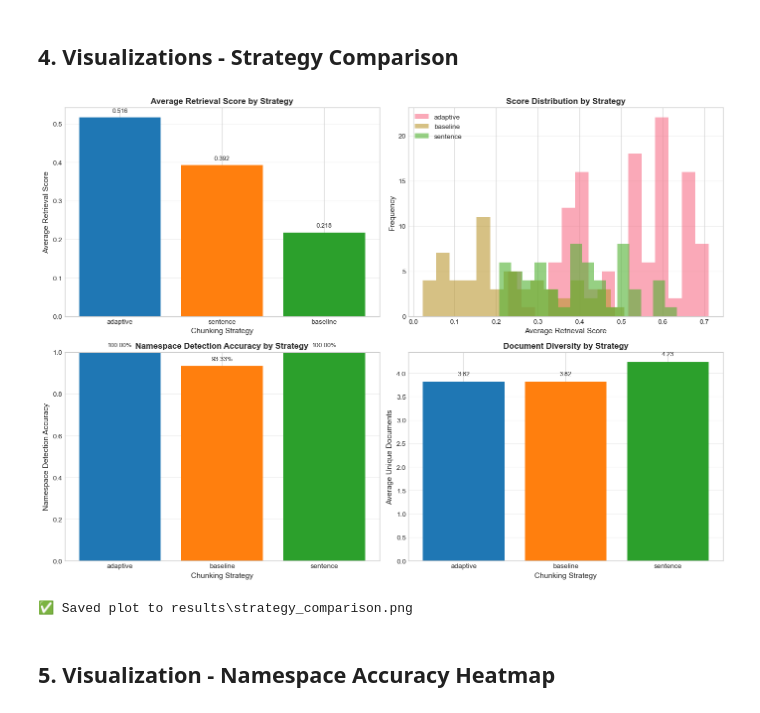
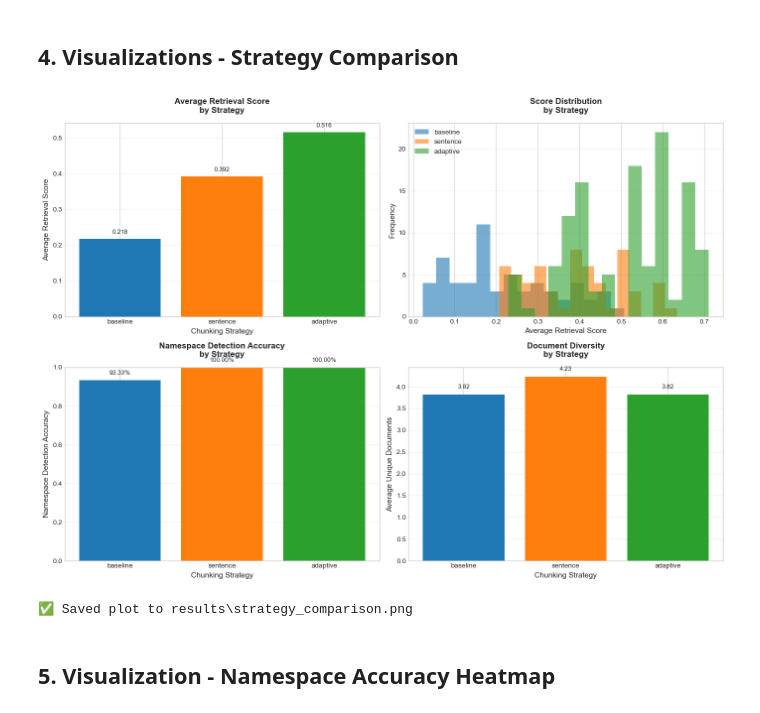
Before and after one commit to tomerbaruch99/lab2, a Jupyter notebook: evaluation/analyze_evaluation_results.ipynb, the cells around one changed output. Saved outputs shown, nothing was run; the diff lists cells and outputs as text; code cells hidden in the pictures.

```diff
--- a/evaluation/analyze_evaluation_results.ipynb
+++ b/evaluation/analyze_evaluation_results.ipynb
@@ -270,61 +263,71 @@ RESULTS_DIR.mkdir(parents=True, exist_ok=True)
 # %%
+from pathlib import Path
+import matplotlib.pyplot as plt
+
+RESULTS_DIR = Path("results")
+RESULTS_DIR.mkdir(parents=True, exist_ok=True)
+
+# Define consistent order and colors
+strategy_order = ["baseline", "sentence", "adaptive"]
+strategy_colors = {"baseline": "#1f77b4", "sentence": "#ff7f0e", "adaptive": "#2ca02c"}
+
 # Strategy comparison plot
 fig, axes = plt.subplots(2, 2, figsize=(14, 10))
 
 # Average score comparison
 ax = axes[0, 0]
-strategy_means = df.groupby("strategy")["avg_score"].mean().sort_values(ascending=False)
-bars = ax.bar(strategy_means.index, strategy_means.values,
-              color=["#1f77b4", "#ff7f0e", "#2ca02c"])
+strategy_means = df.groupby("strategy")["avg_score"].mean().reindex(strategy_order)
+ax.bar(strategy_means.index, strategy_means.values,
+       color=[strategy_colors[s] for s in strategy_means.index])
 ax.set_ylabel("Average Retrieval Score", fontsize=11)
 ax.set_xlabel("Chunking Strategy", fontsize=11)
-ax.set_title("Average Retrieval Score by Strategy", fontsize=12, fontweight="bold")
+ax.set_title("Average Retrieval Score\nby Strategy", fontsize=12, fontweight="bold", pad=15)
 ax.grid(axis="y", alpha=0.3)
 for i, (strategy, val) in enumerate(strategy_means.items()):
     ax.text(i, val + 0.01, f"{val:.3f}", ha="center", va="bottom", fontsize=9)
 
 # Score distribution
 ax = axes[0, 1]
-for strategy in df["strategy"].unique():
+for strategy in strategy_order:
     scores = df[df["strategy"] == strategy]["avg_score"]
-    ax.hist(scores, alpha=0.6, label=strategy, bins=15)
+    ax.hist(scores, alpha=0.6, label=strategy, bins=15, color=strategy_colors[strategy])
 ax.set_xlabel("Average Retrieval Score", fontsize=11)
 ax.set_ylabel("Frequency", fontsize=11)
-ax.set_title("Score Distribution by Strategy", fontsize=12, fontweight="bold")
+ax.set_title("Score Distribution\nby Strategy", fontsize=12, fontweight="bold", pad=15)
 ax.legend()
 ax.grid(axis="y", alpha=0.3)
 
 # Namespace accuracy
 ax = axes[1, 0]
-namespace_acc = df.groupby("strategy")["namespace_correct"].mean()
-bars = ax.bar(namespace_acc.index, namespace_acc.values,
-              color=["#1f77b4", "#ff7f0e", "#2ca02c"])
+namespace_acc = df.groupby("strategy")["namespace_correct"].mean().reindex(strategy_order)
+ax.bar(namespace_acc.index, namespace_acc.values,
+       color=[strategy_colors[s] for s in namespace_acc.index])
 ax.set_ylabel("Namespace Detection Accuracy", fontsize=11)
 ax.set_xlabel("Chunking Strategy", fontsize=11)
-ax.set_title("Namespace Detection Accuracy by Strategy", fontsize=12, fontweight="bold")
+ax.set_title("Namespace Detection Accuracy\nby Strategy", fontsize=12, fontweight="bold", pad=15)
 ax.set_ylim(0, 1)
 ax.grid(axis="y", alpha=0.3)
 for i, (strategy, val) in enumerate(namespace_acc.items()):
     ax.text(i, val + 0.02, f"{val:.2%}", ha="center", va="bottom", fontsize=9)
 
 # Unique documents
 ax = axes[1, 1]
-unique_docs_means = df.groupby("strategy")["unique_docs"].mean()
-bars = ax.bar(unique_docs_means.index, unique_docs_means.values,
-              color=["#1f77b4", "#ff7f0e", "#2ca02c"])
+unique_docs_means = df.groupby("strategy")["unique_docs"].mean().reindex(strategy_order)
+ax.bar(unique_docs_means.index, unique_docs_means.values,
+       color=[strategy_colors[s] for s in unique_docs_means.index])
 ax.set_ylabel("Average Unique Documents", fontsize=11)
 ax.set_xlabel("Chunking Strategy", fontsize=11)
-ax.set_title("Document Diversity by Strategy", fontsize=12, fontweight="bold")
+ax.set_title("Document Diversity\nby Strategy", fontsize=12, fontweight="bold", pad=15)
 ax.grid(axis="y", alpha=0.3)
 for i, (strategy, val) in enumerate(unique_docs_means.items()):
     ax.text(i, val + 0.1, f"{val:.2f}", ha="center", va="bottom", fontsize=9)
 
 plt.tight_layout()
 plt.savefig(RESULTS_DIR / "strategy_comparison.png", dpi=300, bbox_inches="tight")
 plt.show()
 print(f"✅ Saved plot to {RESULTS_DIR / 'strategy_comparison.png'}")
 # %% [output]
-[figure, old version]
+[figure, new version]
 ✅ Saved plot to results\strategy_comparison.png
 # %% [markdown]
 ## 5. Visualization - Namespace Accuracy Heatmap
```
Also changed, not shown: parts of 1 cell of this notebook, 1 other file.
